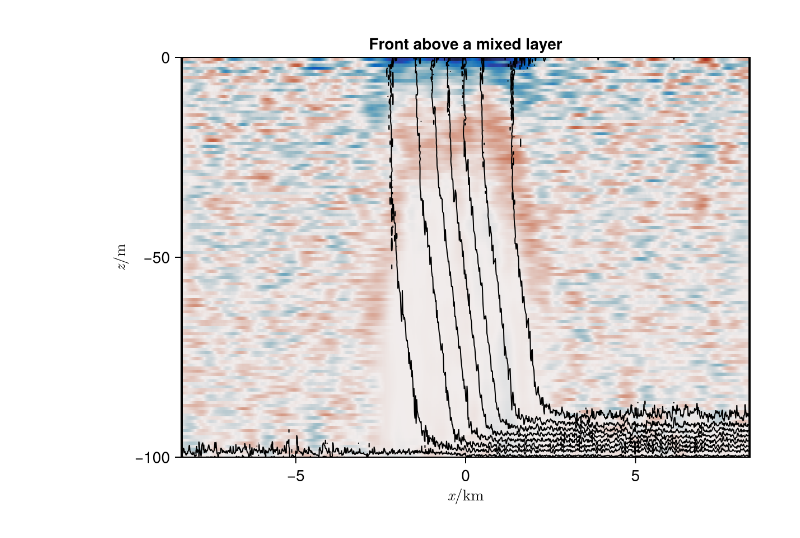
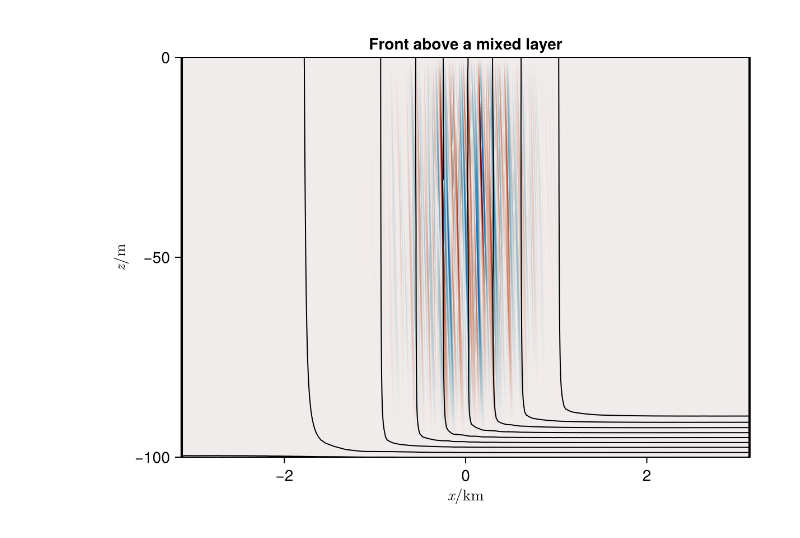
Before and after one commit to erin-atkinson/turbulence-at-fronts, a Jupyter notebook: analysis/FrontInitialisation.ipynb, the cells around one changed output. Cells and saved outputs as stored; diff of their text form; code cells hidden in the pictures.

```diff
--- a/analysis/FrontInitialisation.ipynb
+++ b/analysis/FrontInitialisation.ipynb
@@ -60,0 +61,22 @@ fig
+# %%
+# Print simulation outputs
+# Get a state of simulation
+foldername = "../../scratch/Project/NIechoes"
+
+sp = jldopen("$foldername/parameters.jld2") do file
+    file["simulation"]
+end
+filename = "$foldername/DFM.jld2"
+ts, ψ = jldopen(filename) do file
+    frames = keys(file["timeseries/t"])
+    ts = [file["timeseries/t/$frame"] for frame in frames]
+    ψ = map(frames) do frame
+        mean(file["timeseries/ψ/$frame"][4:end-3, 1, 4:end-3])
+    end
+    ts, ψ
+    end;
+fig = Figure()
+ax = Axis(fig[1, 1]; xlabel=L"t", ylabel=L"\psi")
+lines!(ax, ts, ψ)
+
+fig
@@ -61,43 +85,41 @@ fig
 # %%
 # Print simulation outputs
 # Get a state of simulation
-n = 101
-foldername = "../../scratch/Project/front-init-test-2"
+n = 41
+foldername = "../../scratch/Project/NIechoes"
 
 sp = jldopen("$foldername/parameters.jld2") do file
-    NamedTuple(map(keys(file)) do k
-        Pair(Symbol(k), file[k])
-            end)
+    file["simulation"]
 end
 filename = "$foldername/initialisation.jld2"
 t, xs, ys, zs, u, v, w, b, φ = jldopen(filename) do file
     frames = keys(file["timeseries/t"])
     ts = [file["timeseries/t/$frame"] for frame in frames]
     frame = frames[n]
     xs = file["grid/xᶜᵃᵃ"]
     ys = file["grid/yᵃᶜᵃ"]
     zs = file["grid/zᵃᵃᶜ"]
     u = (file["timeseries/u/$frame"][1:end-1, :, :] .+ file["timeseries/u/$frame"][2:end, :, :]) ./ 2
     v = (circshift(file["timeseries/v/$frame"], (0, -1, 0)) .+ circshift(file["timeseries/v/$frame"], (0, 1, 0))) ./ 2
     w = (file["timeseries/w/$frame"][:, :, 1:end-1] .+ file["timeseries/w/$frame"][:, :, 2:end]) ./ 2
     b = file["timeseries/b/$frame"]
     φ = file["timeseries/φ/$frame"]
     ts[n], xs, ys, zs, u, v, w, b, φ
     end;
 fig = Figure()
 ax = Axis(fig[1, 1]; xlabel=L"x / \text{km}", ylabel=L"z / \text{m}", title="Front above a mixed layer", limits=(xs[1]/1000, xs[end]/1000, -sp.H, 0))
 #field = mean((v .- mean(v; dims=2)) .* (w .- mean(w; dims=2)); dims=2)[:, 1, :]
 #ψ = mean(cumsum(u; dims=3) * (zs[2]-zs[1]); dims=2)[:, 1, :]
 b_levels = range(minimum(mean(b[4:end-3, :, 4:end-3]; dims=2)), maximum(mean(b[4:end-3, :, 4:end-3]; dims=2)), 10)
 #field = field - imfilter(field, gaussian((10, 0)))
-field = mean(u; dims=2)[:, 1, :]
-field = imfilter(field, gaussian((10, 0)))
+field = mean(w; dims=2)[:, 1, :]# .- mean(w; dims=2)[:, 1, :]
+#field = imfilter(field, gaussian((10, 0)))
 #field = circshift(mean(φ; dims=2)[:, 1, :], (-1, 0)) .- circshift(mean(φ; dims=2)[:, 1, :], (1, 0))
 heatmap!(ax, xs / 1000, zs, field; colormap=:balance, colorrange=(-maximum(abs, field), maximum(abs, field)))
 contour!(ax, xs / 1000, zs, mean(b; dims=2)[:, 1, :]; color=:black, levels=b_levels)
 #contour!(ax, xs / 1000, zs, mean(v; dims=2)[:, 1, :]; color=:blue, levels=5)
 #contour!(ax, xs / 1000, zs, ψ; colormap=:balance, colorrange=(-maximum(abs, ψ), maximum(abs, ψ)), levels=3)
 
 fig
 # %% [output]
-[figure, old version]
+[figure, new version]
```
Also changed, not shown: parts of 11 cells of this notebook, 14 other files.
